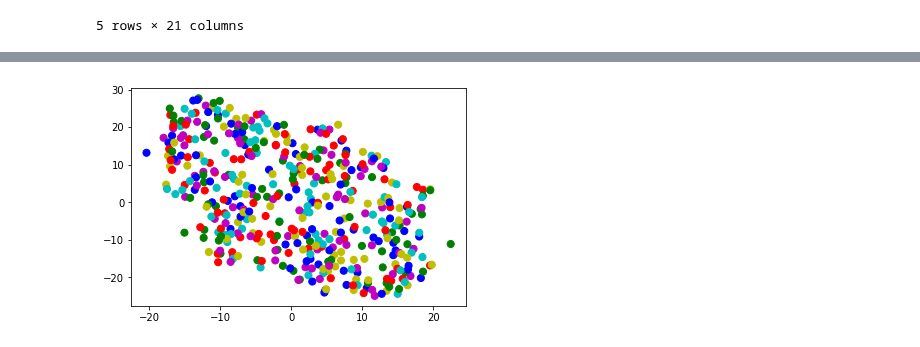
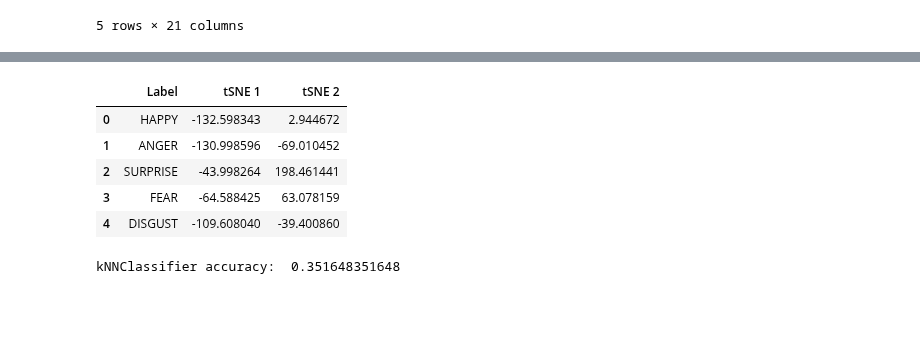
Before and after one commit to diegocasmo/iis-project, a Jupyter notebook: code/lm2-analysis/solution-nose-tip.ipynb, the cells around one changed output, grey strips where cells are left out. Saved outputs shown, nothing was run; the diff lists cells and outputs as text; code cells hidden in the pictures; blank space fills up the shorter version.

```diff
--- a/code/lm2-analysis/solution-nose-tip.ipynb
+++ b/code/lm2-analysis/solution-nose-tip.ipynb
@@ -142,9 +134,18 @@ plt.show()
-# %%
-from sklearn import manifold
-
-tsne = manifold.TSNE(n_components=2, init='pca', random_state=0)
-X_trans = tsne.fit_transform(values)
-plt.scatter(X_trans[:,0], X_trans[:,1], c=colors, s=50)
-plt.show()
-# %% [output]
-[figure, removed]
+# %%
+from sklearn import manifold
+
+# Use tSNE to reduce dimensionality
+tsne = manifold.TSNE(n_components=2, init='pca', random_state=0)
+tsne_components = tsne.fit_transform(values)
+tsne_df = pd.DataFrame(data = tsne_components, columns = ['tSNE 1', 'tSNE 2'])
+
+# Add the label to the dataframe with the tSNE components
+tsne_labels_df = pd.concat([new_df[['Label']], tsne_df], axis = 1)
+tsne_labels_df.head()
+# %% [output]
+|  | Label | tSNE 1 | tSNE 2 |
+| 0 | HAPPY | -132.598343 | 2.944672 |
+| 1 | ANGER | -130.998596 | -69.010452 |
+| 2 | SURPRISE | -43.998264 | 198.461441 |
+| 3 | FEAR | -64.588425 | 63.078159 |
+| 4 | DISGUST | -109.608040 | -39.400860 |
@@ -150,0 +165,10 @@ plt.show()
+# %%
+# Use KNN to predict
+
+test_data = test.iloc[:,1:].values
+test_labels = test.iloc[:,:1].values.ravel()
+predicted_labels = kNNClassifier.predict(test_data)
+acc_svm = accuracy_score(test_labels, predicted_labels)
+print("kNNClassifier accuracy: ", acc_svm)
+# %% [output]
+kNNClassifier accuracy:  0.351648351648
```
Also changed, not shown: parts of 6 cells of this notebook.
